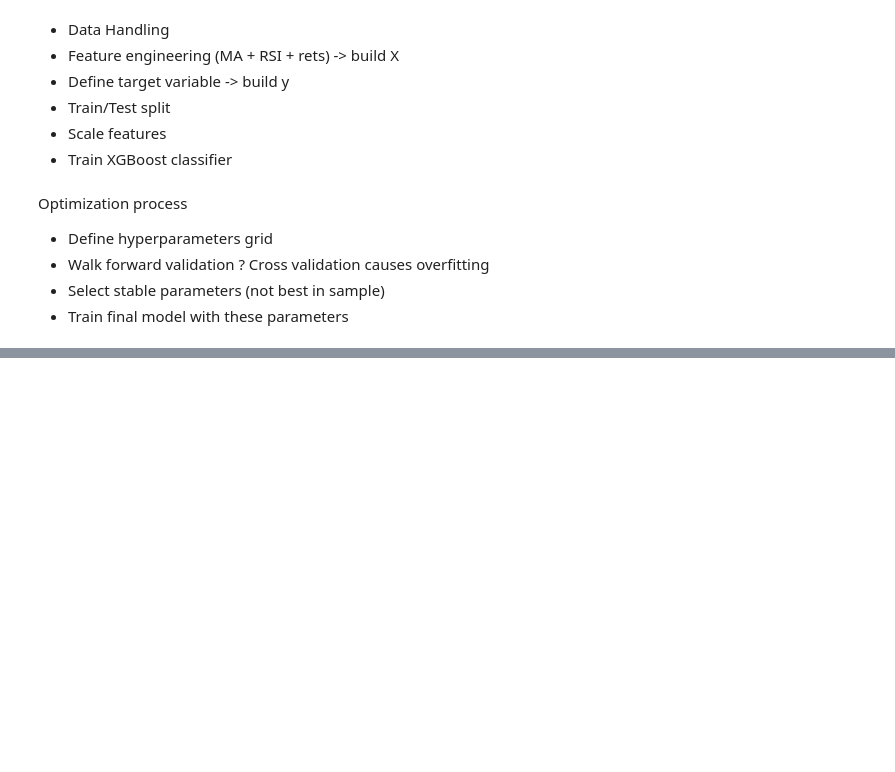
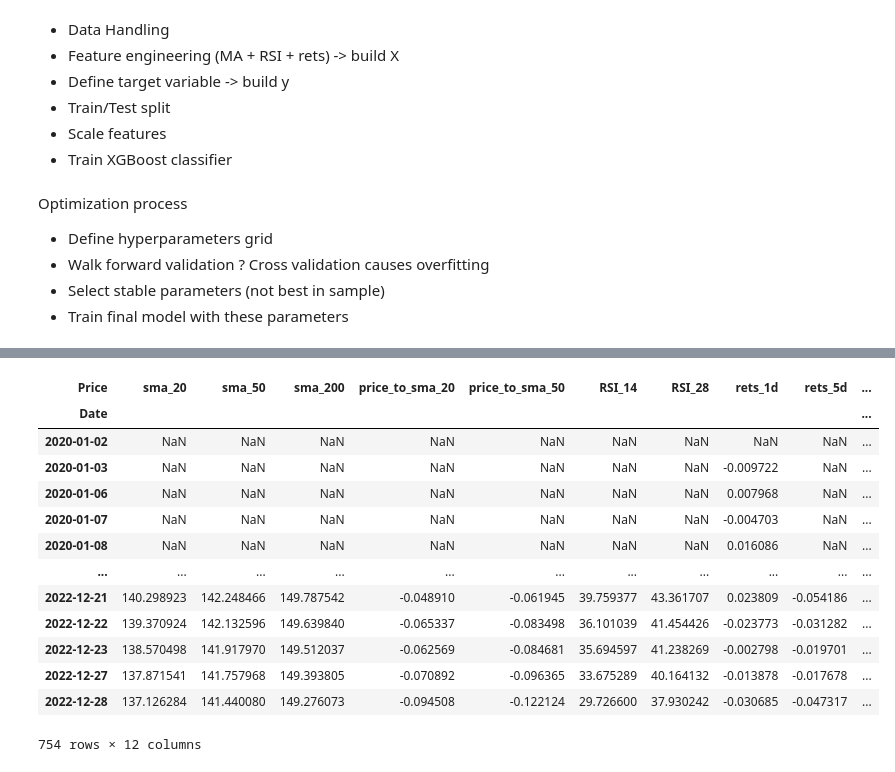
Before and after one commit to MarienRossiBenedetti/MasterProject_NewVersion, a Jupyter notebook: notebooks/exploration_nb.ipynb, the cells around one changed output, grey strips where cells are left out. Cells and saved outputs as stored; diff of their text form; code cells hidden in the pictures; blank space fills up the shorter version.

Commit message:
machine learning model with xgboost - overfitting training data

```diff
--- a/notebooks/exploration_nb.ipynb
+++ b/notebooks/exploration_nb.ipynb
@@ -259,0 +325,3 @@ Optimization process
+# %%
+df_tgt = create_target(df)
+df_tgt
@@ -259,0 +359,21 @@ Optimization process
+# %%
+X = df_feat
+y = df_tgt
+split_data = train_test_split(X, y)
+# %%
+split_data['X_train']
+# %% [output]
+| Price | sma_20 | sma_50 | sma_200 | price_to_sma_20 | price_to_sma_50 | RSI_14 | RSI_28 | rets_1d | rets_5d | ... |
+| Date |  |  |  |  |  |  |  |  |  | ... |
+| 2020-01-02 | NaN | NaN | NaN | NaN | NaN | NaN | NaN | NaN | NaN | ... |
+| 2020-01-03 | NaN | NaN | NaN | NaN | NaN | NaN | NaN | -0.009722 | NaN | ... |
+| 2020-01-06 | NaN | NaN | NaN | NaN | NaN | NaN | NaN | 0.007968 | NaN | ... |
+| 2020-01-07 | NaN | NaN | NaN | NaN | NaN | NaN | NaN | -0.004703 | NaN | ... |
+| 2020-01-08 | NaN | NaN | NaN | NaN | NaN | NaN | NaN | 0.016086 | NaN | ... |
+| ... | ... | ... | ... | ... | ... | ... | ... | ... | ... | ... |
+| 2022-12-21 | 140.298923 | 142.248466 | 149.787542 | -0.048910 | -0.061945 | 39.759377 | 43.361707 | 0.023809 | -0.054186 | ... |
+| 2022-12-22 | 139.370924 | 142.132596 | 149.639840 | -0.065337 | -0.083498 | 36.101039 | 41.454426 | -0.023773 | -0.031282 | ... |
+| 2022-12-23 | 138.570498 | 141.917970 | 149.512037 | -0.062569 | -0.084681 | 35.694597 | 41.238269 | -0.002798 | -0.019701 | ... |
+| 2022-12-27 | 137.871541 | 141.757968 | 149.393805 | -0.070892 | -0.096365 | 33.675289 | 40.164132 | -0.013878 | -0.017678 | ... |
+| 2022-12-28 | 137.126284 | 141.440080 | 149.276073 | -0.094508 | -0.122124 | 29.726600 | 37.930242 | -0.030685 | -0.047317 | ... |
+754 rows × 12 columns
```
Also changed, not shown: parts of 17 cells of this notebook, 6 other files.
